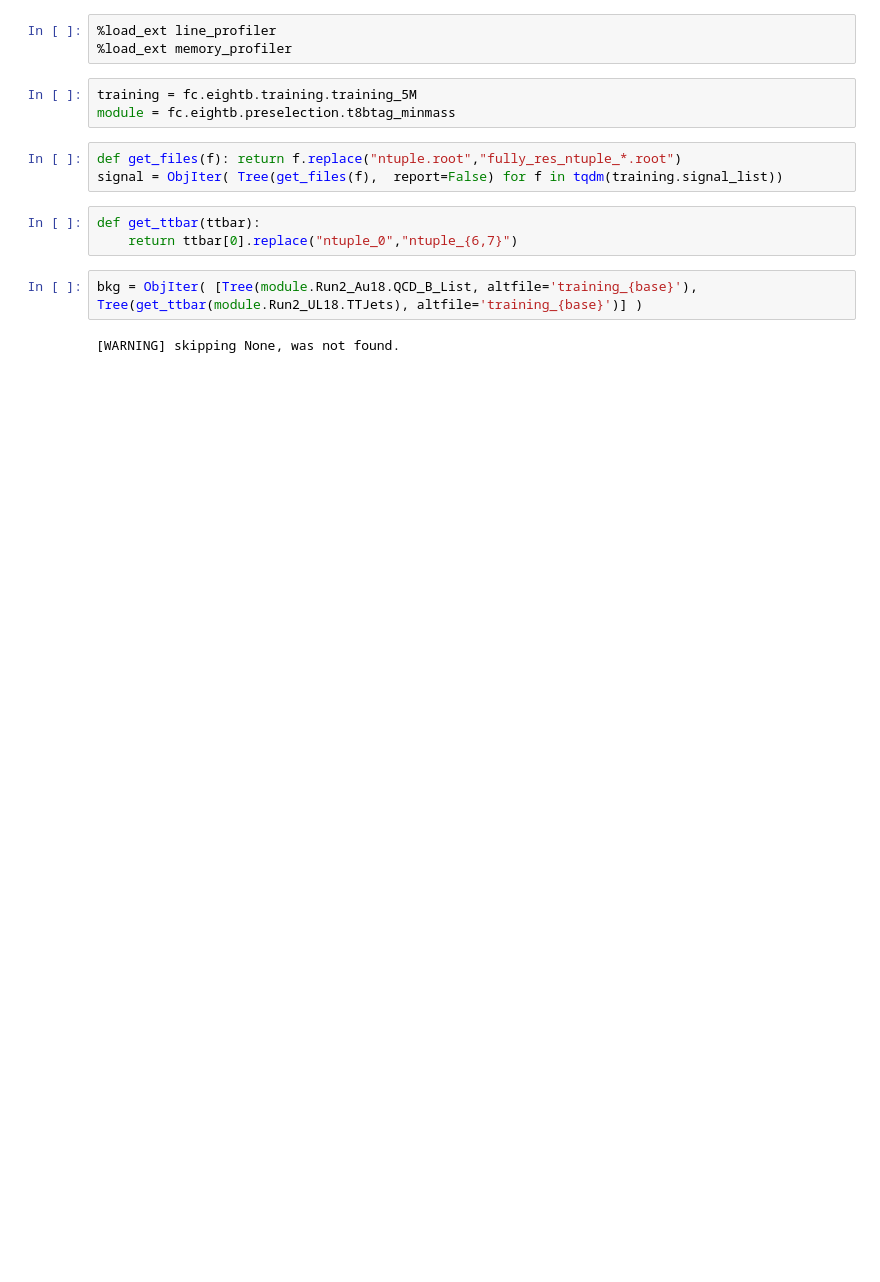
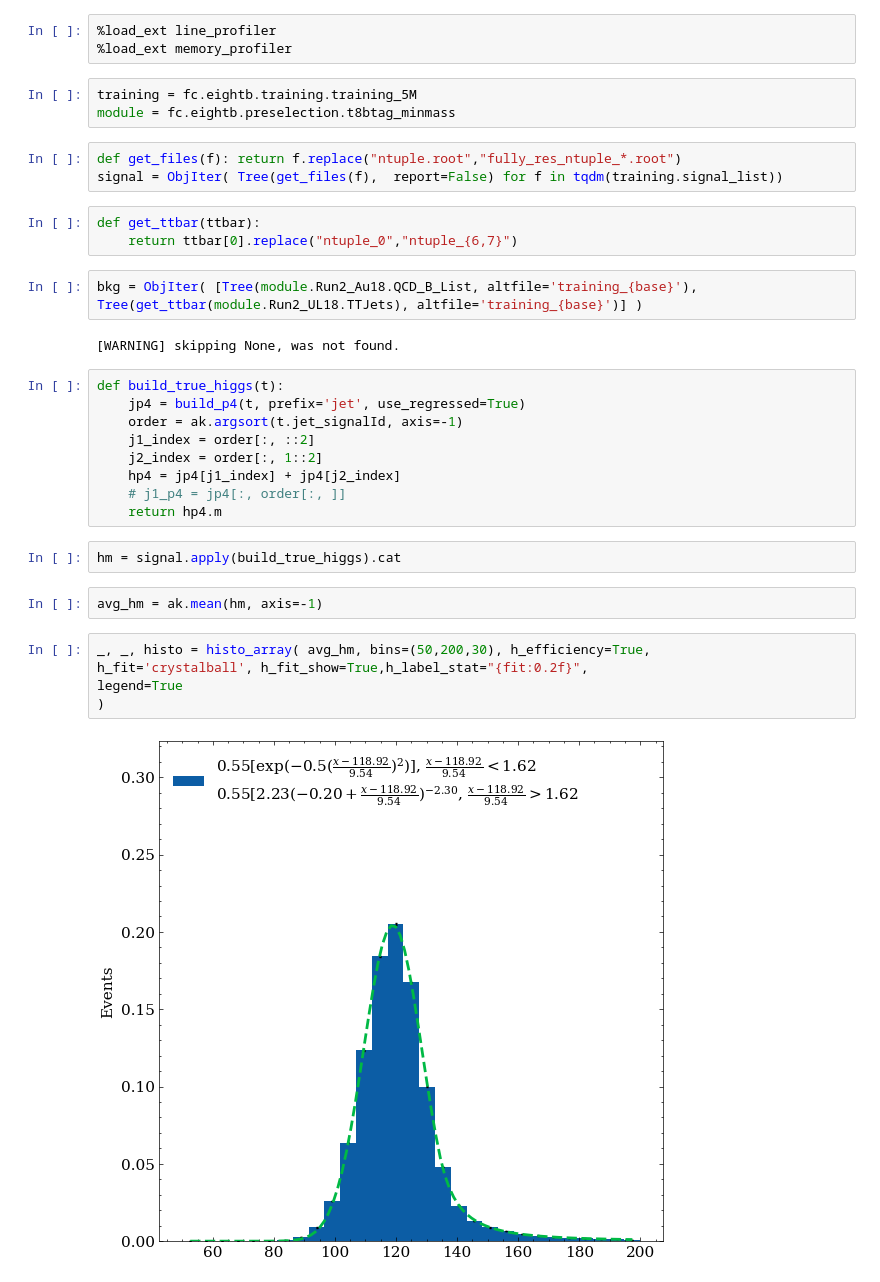
Before and after one commit to ekoenig4/analysis, a Jupyter notebook: jupyter/eightb/weaver/reweighting_bkg.ipynb, the cells around one changed output. Saved outputs shown, nothing was run; the diff lists cells and outputs as text; blank space fills up the shorter version.

```diff
--- a/jupyter/eightb/weaver/reweighting_bkg.ipynb
+++ b/jupyter/eightb/weaver/reweighting_bkg.ipynb
@@ -37,3 +37,23 @@ def get_ttbar(ttbar):
 bkg = ObjIter( [Tree(module.Run2_Au18.QCD_B_List, altfile='training_{base}'), Tree(get_ttbar(module.Run2_UL18.TTJets), altfile='training_{base}')] )
 # %% [output]
 [WARNING] skipping None, was not found.
+# %%
+def build_true_higgs(t):
+    jp4 = build_p4(t, prefix='jet', use_regressed=True)
+    order = ak.argsort(t.jet_signalId, axis=-1)
+    j1_index = order[:, ::2]
+    j2_index = order[:, 1::2]
+    hp4 = jp4[j1_index] + jp4[j2_index]
+    # j1_p4 = jp4[:, order[:, ]]
+    return hp4.m
+# %%
+hm = signal.apply(build_true_higgs).cat
+# %%
+avg_hm = ak.mean(hm, axis=-1)
+# %%
+_, _, histo = histo_array( avg_hm, bins=(50,200,30), h_efficiency=True,
+h_fit='crystalball', h_fit_show=True,h_label_stat="{fit:0.2f}",
+legend=True
+)
+# %% [output]
+[figure, added]
```
Also changed, not shown: parts of 5 cells of this notebook, 4 other files.
